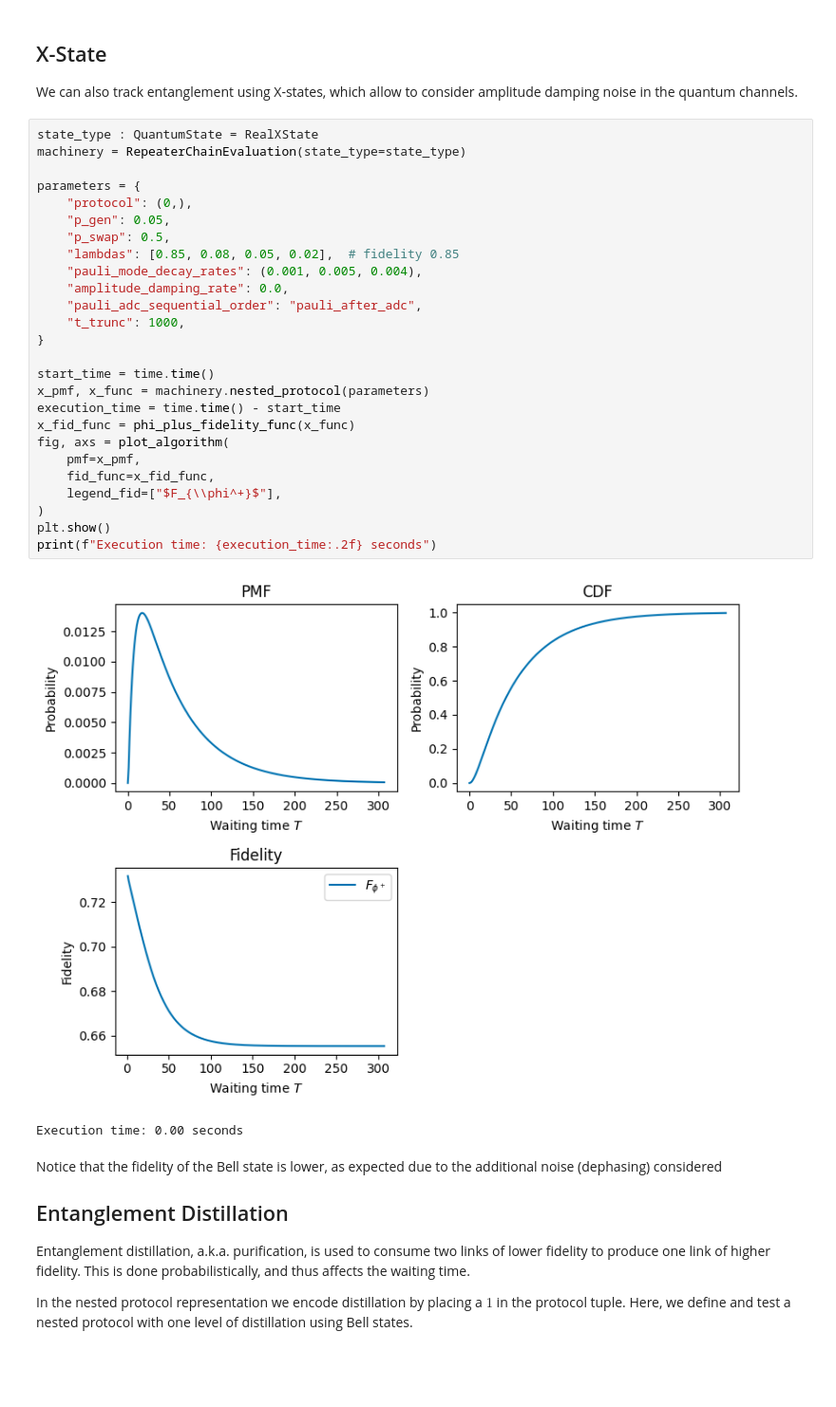
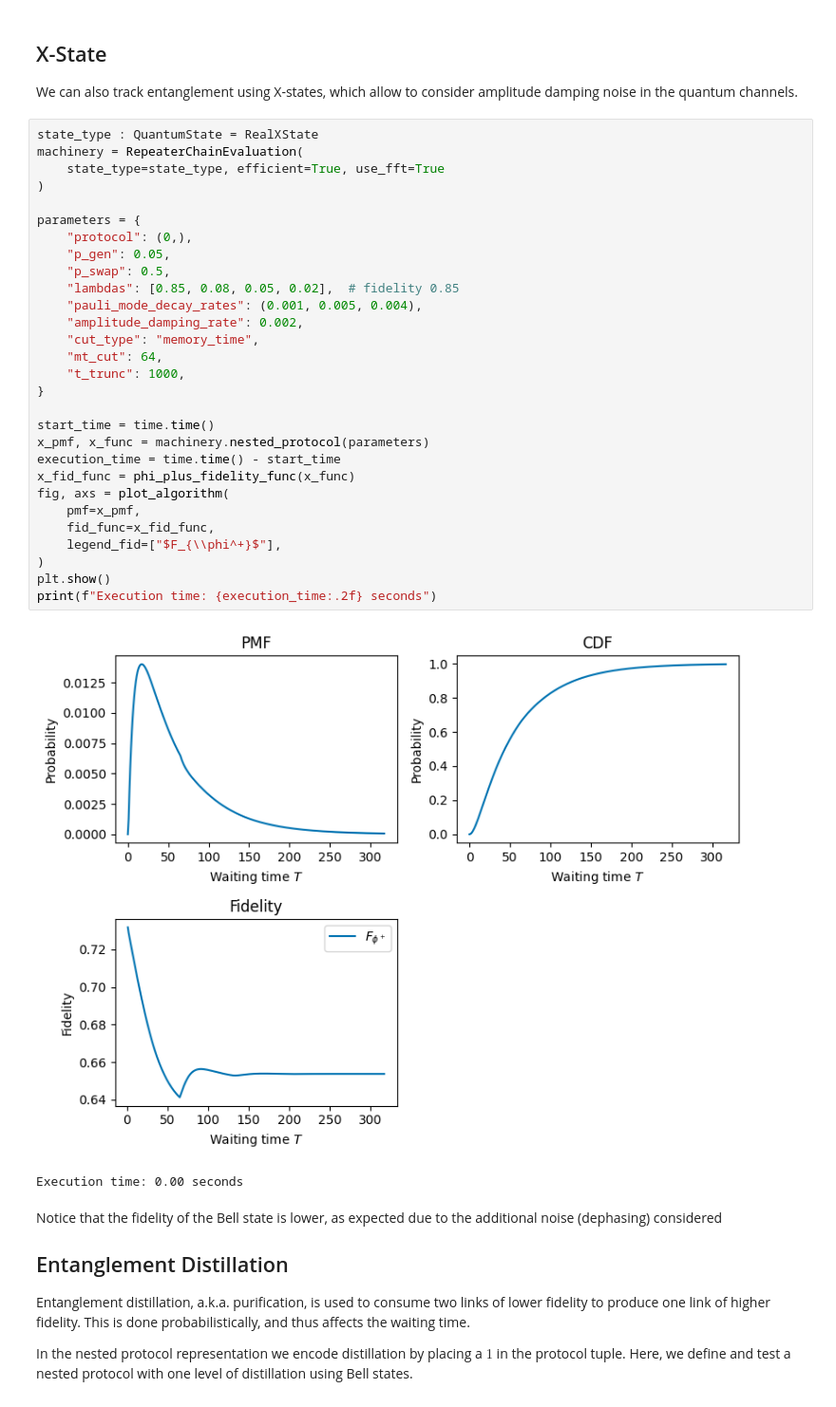
Before and after one commit to LorenzoLaCorte/lilla, a Jupyter notebook: tutorial.ipynb, the cells around one changed output. Shown at 95% size. Drawn from its saved outputs; the diff is of its cells as text; blank space fills up the shorter version.

```diff
--- a/tutorial.ipynb
+++ b/tutorial.ipynb
@@ -176,32 +176,35 @@ Average fidelity (Bell): 0.5573405183101205
 We can also track entanglement using X-states, which allow to consider amplitude damping noise in the quantum channels.
 # %%
 state_type : QuantumState = RealXState
-machinery = RepeaterChainEvaluation(state_type=state_type)
+machinery = RepeaterChainEvaluation(
+    state_type=state_type, efficient=True, use_fft=True
+)
 
 parameters = {
     "protocol": (0,),
     "p_gen": 0.05,
     "p_swap": 0.5,
     "lambdas": [0.85, 0.08, 0.05, 0.02],  # fidelity 0.85
     "pauli_mode_decay_rates": (0.001, 0.005, 0.004),
-    "amplitude_damping_rate": 0.0,
-    "pauli_adc_sequential_order": "pauli_after_adc",
+    "amplitude_damping_rate": 0.002,
+    "cut_type": "memory_time",
+    "mt_cut": 64,
     "t_trunc": 1000,
 }
 
 start_time = time.time()
 x_pmf, x_func = machinery.nested_protocol(parameters)
 execution_time = time.time() - start_time
 x_fid_func = phi_plus_fidelity_func(x_func)
 fig, axs = plot_algorithm(
     pmf=x_pmf,
     fid_func=x_fid_func,
     legend_fid=["$F_{\\phi^+}$"],
 )
 plt.show()
 print(f"Execution time: {execution_time:.2f} seconds")
 # %% [output]
-[figure, old version]
+[figure, new version]
 Execution time: 0.00 seconds
 # %% [markdown]
 Notice that the fidelity of the Bell state is lower, as expected due to the additional noise (dephasing) considered
```
Also changed, not shown: parts of 7 cells of this notebook, 13 other files.
